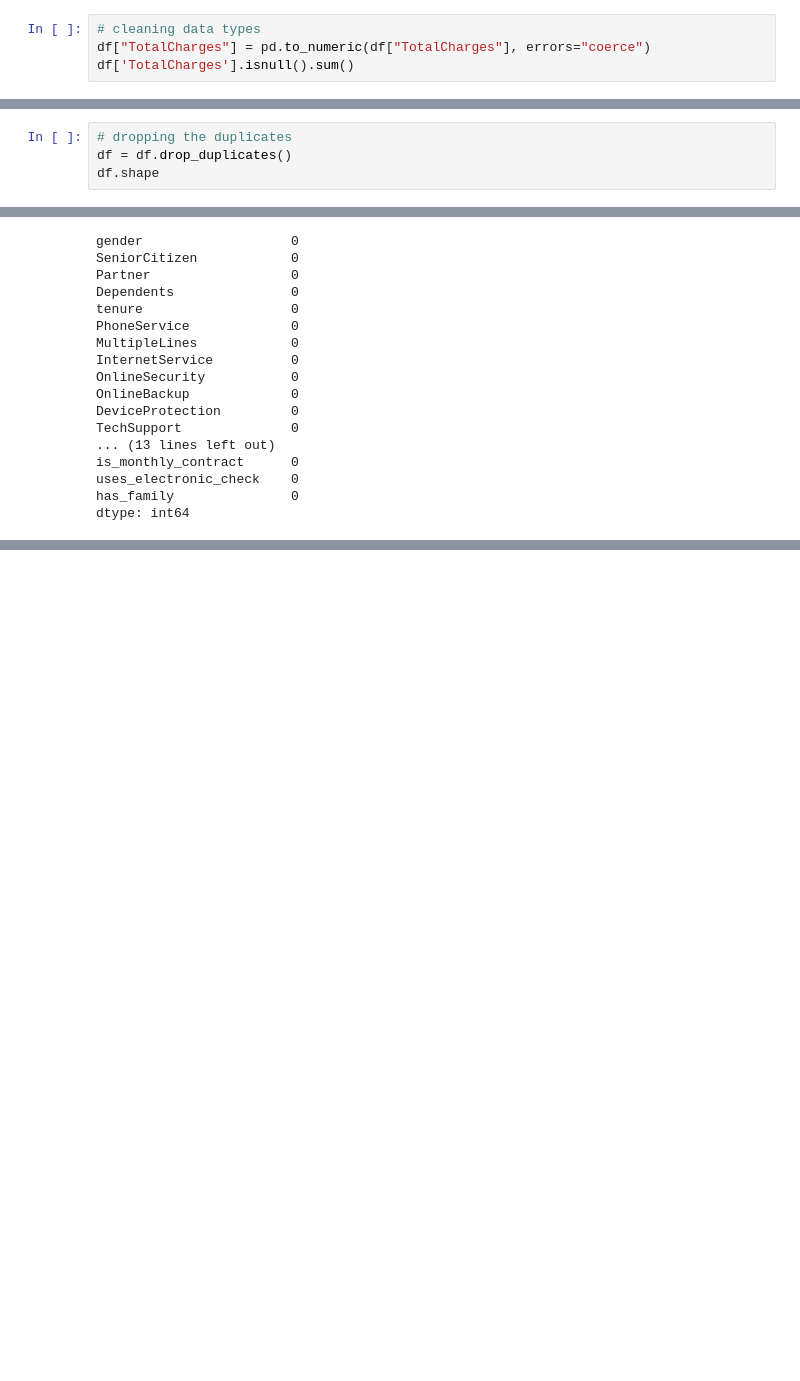
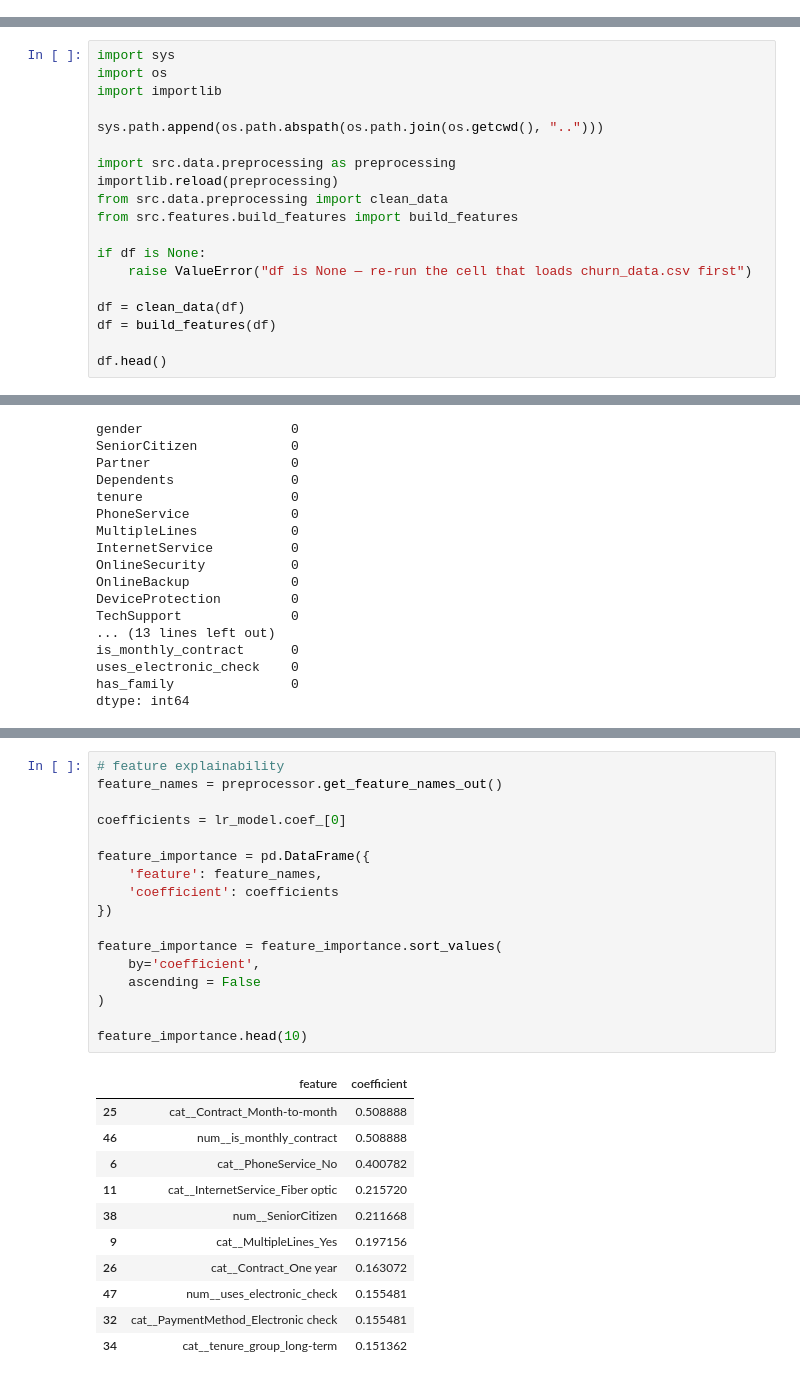
Before and after one commit to bk-12346/ML-Customer-Churn-Pipeline, a Jupyter notebook: notebooks/eda.ipynb, the cells around one changed output, grey strips where cells are left out. Cells and saved outputs as stored; diff of their text form; blank space fills up the shorter version.

```diff
--- a/notebooks/eda.ipynb
+++ b/notebooks/eda.ipynb
@@ -42,7 +42,3 @@ Data columns (total 21 columns):
  20  Churn             7043 non-null   str
 dtypes: float64(1), int64(2), str(18)
 memory usage: 1.1 MB
-# %%
-# cleaning data types
-df["TotalCharges"] = pd.to_numeric(df["TotalCharges"], errors="coerce")
-df['TotalCharges'].isnull().sum()
@@ -86,4 +44,0 @@ np.int64(22)
-# %%
-# dropping the duplicates
-df = df.drop_duplicates()
-df.shape
@@ -110,0 +45,19 @@ df.head()
+# %%
+import sys
+import os
+import importlib
+
+sys.path.append(os.path.abspath(os.path.join(os.getcwd(), "..")))
+
+import src.data.preprocessing as preprocessing
+importlib.reload(preprocessing)
+from src.data.preprocessing import clean_data
+from src.features.build_features import build_features
+
+if df is None:
+    raise ValueError("df is None — re-run the cell that loads churn_data.csv first")
+
+df = clean_data(df)
+df = build_features(df)
+
+df.head()
@@ -213,0 +180,29 @@ weighted avg       0.77      0.78      0.77      1402
+# %%
+# feature explainability
+feature_names = preprocessor.get_feature_names_out()
+
+coefficients = lr_model.coef_[0]
+
+feature_importance = pd.DataFrame({
+    'feature': feature_names,
+    'coefficient': coefficients
+})
+
+feature_importance = feature_importance.sort_values(
+    by='coefficient',
+    ascending = False
+)
+
+feature_importance.head(10)
+# %% [output]
+|  | feature | coefficient |
+| 25 | cat__Contract_Month-to-month | 0.508888 |
+| 46 | num__is_monthly_contract | 0.508888 |
+| 6 | cat__PhoneService_No | 0.400782 |
+| 11 | cat__InternetService_Fiber optic | 0.215720 |
+| 38 | num__SeniorCitizen | 0.211668 |
+| 9 | cat__MultipleLines_Yes | 0.197156 |
+| 26 | cat__Contract_One year | 0.163072 |
+| 47 | num__uses_electronic_check | 0.155481 |
+| 32 | cat__PaymentMethod_Electronic check | 0.155481 |
+| 34 | cat__tenure_group_long-term | 0.151362 |
```
Also changed, not shown: parts of 12 cells of this notebook, 4 other files.
